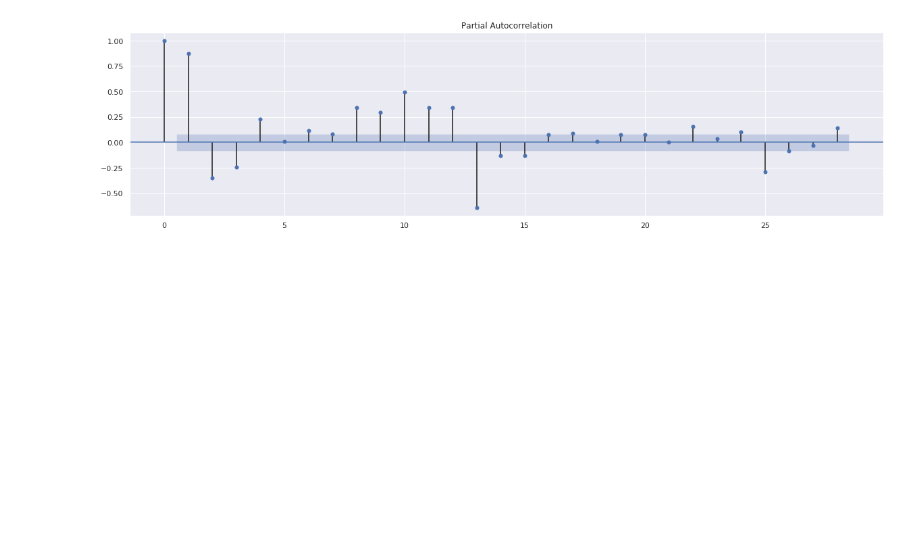
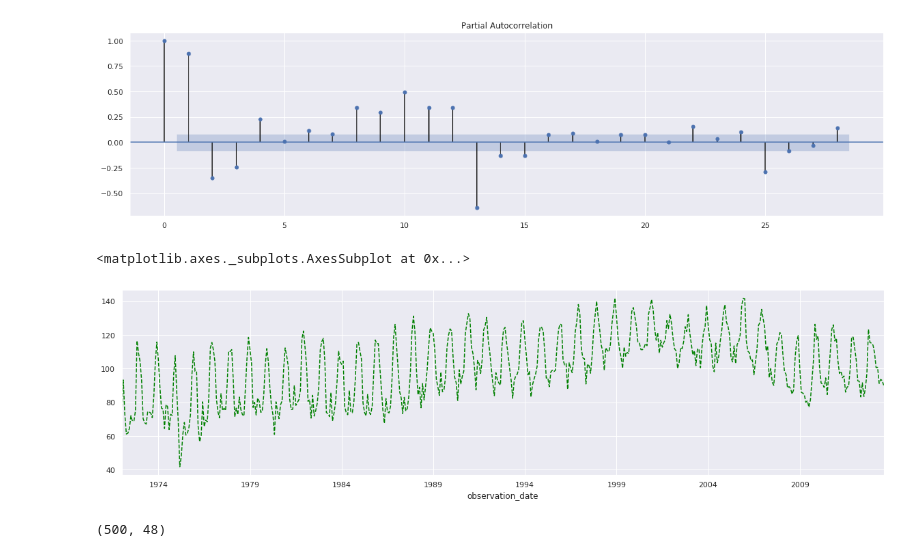
Before and after one commit to Monarene/candy-time-series-project, a Jupyter notebook: test_notebook.ipynb, the cells around one changed output. Saved outputs shown, nothing was run; the diff lists cells and outputs as text; code cells hidden in the pictures; blank space fills up the shorter version.

```diff
--- a/test_notebook.ipynb
+++ b/test_notebook.ipynb
@@ -320,3 +349,19 @@ plot_pacf(dataset)
 # %% [output]
 [figure]
 [figure]
+# %%
+#implementing an Optimized version of Holt-Winter method
+#splitting the dataset to leave 4 years of analysis out of it
+train = dataset[:'2013-08-01']
+test = dataset['2013-09-01':]
+
+holt_model = ExponentialSmoothing(train, seasonal_periods=4, trend='add', seasonal = "mul", damped = True).fit(use_boxcox = True)
+
+holt_model.fittedvalues.plot(style='--', color='green')
+# %% [output]
+<matplotlib.axes._subplots.AxesSubplot at 0x...>
+[figure, added]
+# %%
+len(train), len(test)
+# %% [output]
+(500, 48)
```
Also changed, not shown: parts of 33 cells of this notebook, 3 other files.
